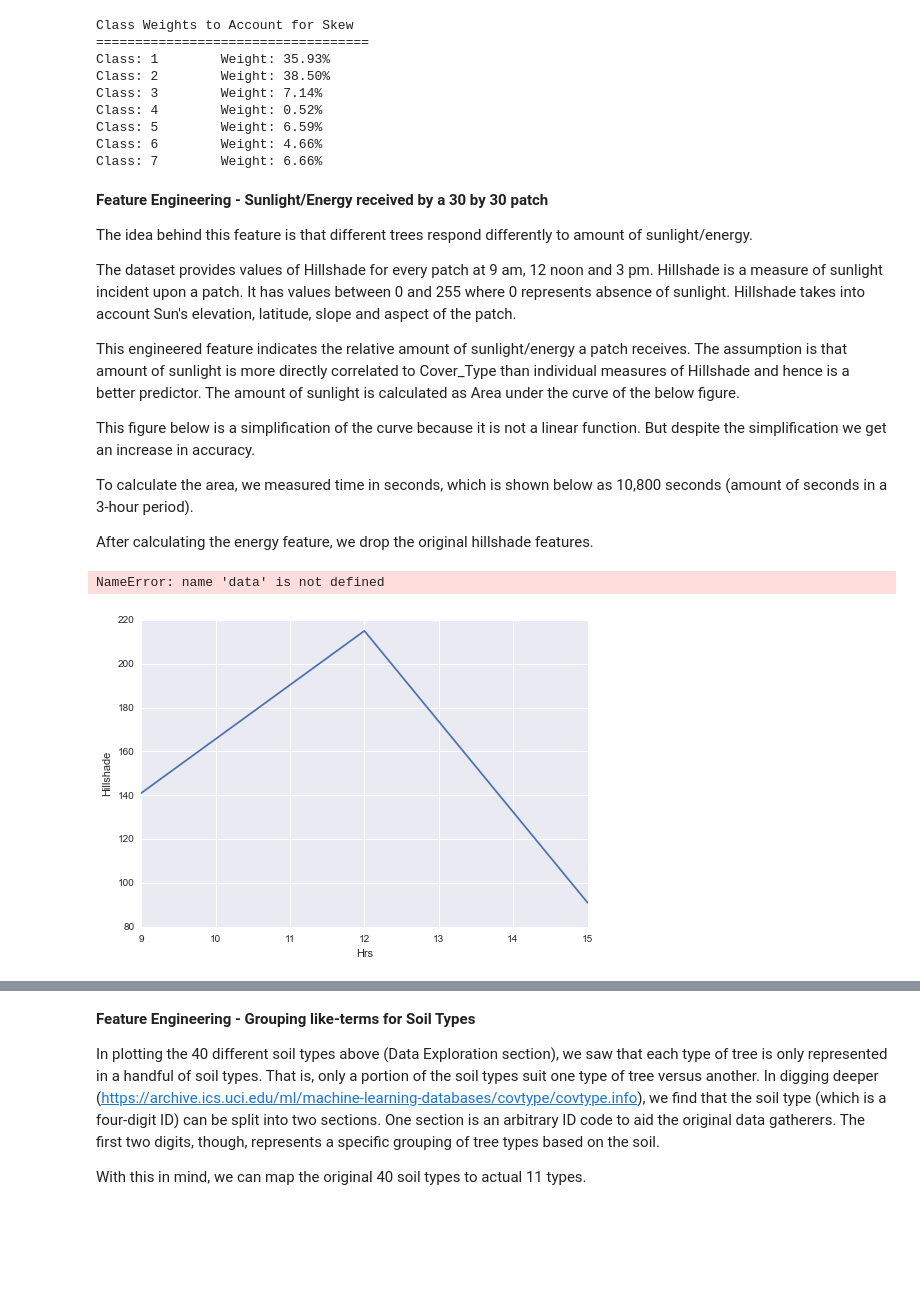
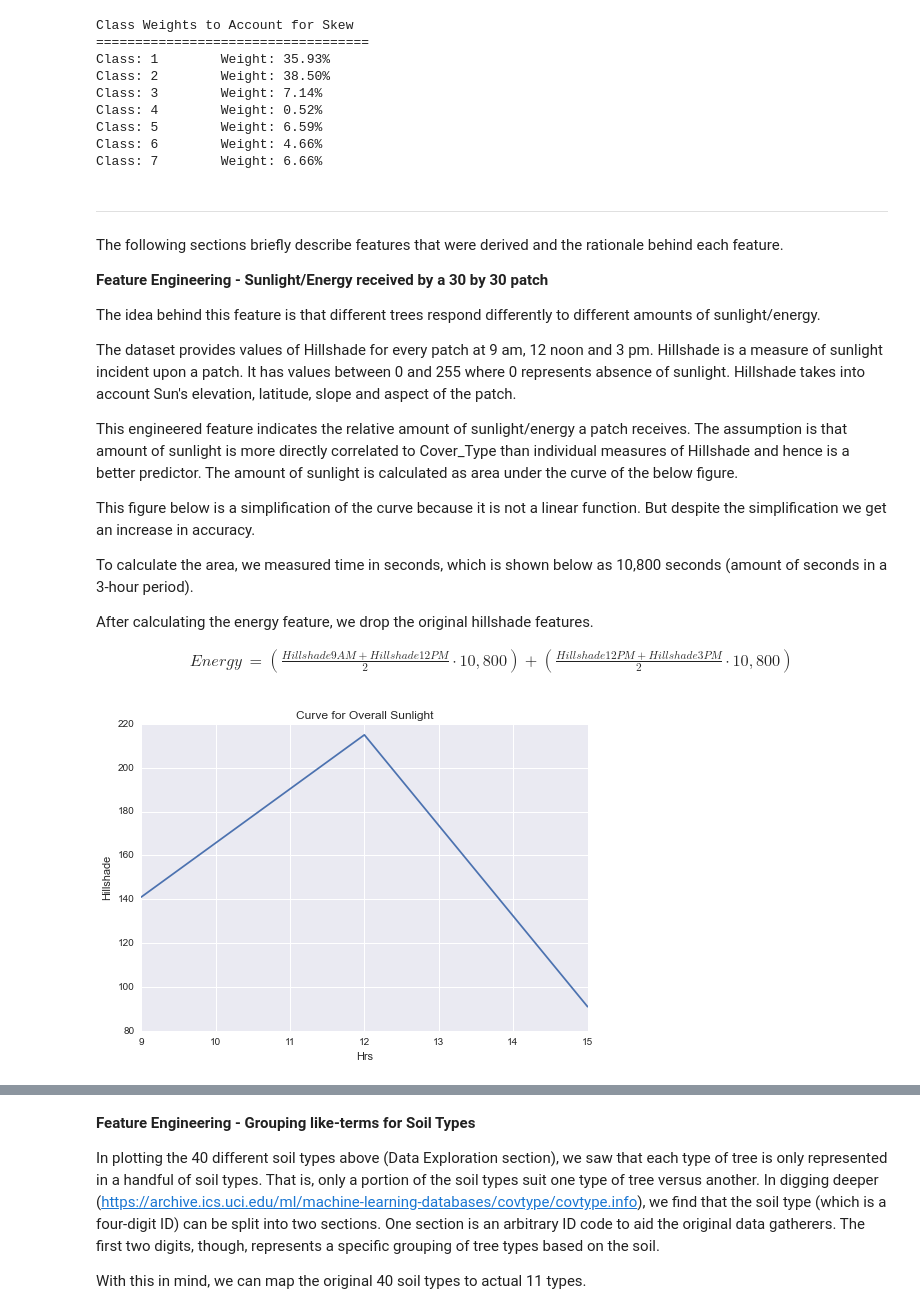
Before and after one commit to nathanieljblack/W207_Project, a Jupyter notebook: W207_Final_Consolidated_V2.ipynb, the cells around one changed output, grey strips where cells are left out. Drawn from its saved outputs; the diff is of its cells as text; code cells hidden in the pictures; blank space fills up the shorter version.

```diff
--- a/W207_Final_Consolidated_V2.ipynb
+++ b/W207_Final_Consolidated_V2.ipynb
@@ -451,37 +458,43 @@ Class: 5        Weight: 6.59%
 Class: 6        Weight: 4.66%
 Class: 7        Weight: 6.66%
 # %% [markdown]
+----
+
+The following sections briefly describe features that were derived and the rationale behind each feature.
+
 <strong>Feature Engineering - Sunlight/Energy received by a 30 by 30 patch </strong>
 
-The idea behind this feature is that different trees respond differently to amount of sunlight/energy.
+The idea behind this feature is that different trees respond differently to different amounts of sunlight/energy.
 
 The dataset provides values of Hillshade for every patch at 9 am, 12 noon and 3 pm. Hillshade is a measure of sunlight incident upon a patch. It has values between 0 and 255 where 0 represents absence of sunlight. Hillshade takes into account Sun's elevation, latitude, slope and aspect of the patch.
 
-This engineered feature indicates the relative amount of sunlight/energy a patch receives. The assumption is that amount of sunlight is more directly correlated to Cover_Type than individual measures of Hillshade and hence is a better predictor. The amount of sunlight is calculated as Area under the curve of the below figure.
+This engineered feature indicates the relative amount of sunlight/energy a patch receives. The assumption is that amount of sunlight is more directly correlated to Cover_Type than individual measures of Hillshade and hence is a better predictor. The amount of sunlight is calculated as area under the curve of the below figure.
 
 This figure below is a simplification of the curve because it is not a linear function. But despite the simplification we get an increase in accuracy.
 
 To calculate the area, we measured time in seconds, which is shown below as 10,800 seconds (amount of seconds in a 3-hour period).
 
 After calculating the energy feature, we drop the original hillshade features.
+
+\begin{equation}
+\begin{split}
+Energy &= \left(\frac{Hillshade9AM + Hillshade12PM}{2} \cdot 10,800\right) + \left(\frac{Hillshade12PM + Hillshade3PM}{2} \cdot 10,800\right)
+\end{split}
+\end{equation}
 # %%
+#Load the training data
+train_data = pd.read_csv('train.csv', header=0)
+test_data = pd.read_csv('test.csv', header=0)
+
 plt.figure()
-
 hillshade = [141, 215, 91]        # Hillshade values at 9 am, 12 noon and 3 pm
 time = [9, 12, 15]                # Time at 9 am, 12 noon and 3 pm
-plt.subplot(1, 1, 1)
 plt.plot([9, 12, 15], [141, 215, 91])
-x_l = plt.xlabel('Hrs')
-y_l = plt.ylabel('Hillshade')
-
-
-data['Energy'] = ((data['Hillshade_9am']+data['Hillshade_Noon'])/2)*10800 + ((data['Hillshade_Noon']+data['Hillshade_3pm'])/2)*10800
-data.drop('Hillshade_9am', axis=1, inplace=True)
-data.drop('Hillshade_Noon', axis=1, inplace=True)
-data.drop('Hillshade_3pm', axis=1, inplace=True)
+plt.xlabel('Hrs')
+plt.ylabel('Hillshade')
+plt.title('Curve for Overall Sunlight');
 # %% [output]
-NameError: name 'data' is not defined
-[figure, old version]
+[figure, new version]
 # %% [markdown]
 <strong>Feature Engineering/Preprocessing - Scrubbing the Hillshade_3pm values of 0</strong>
 
```
Also changed, not shown: parts of 26 cells of this notebook.
